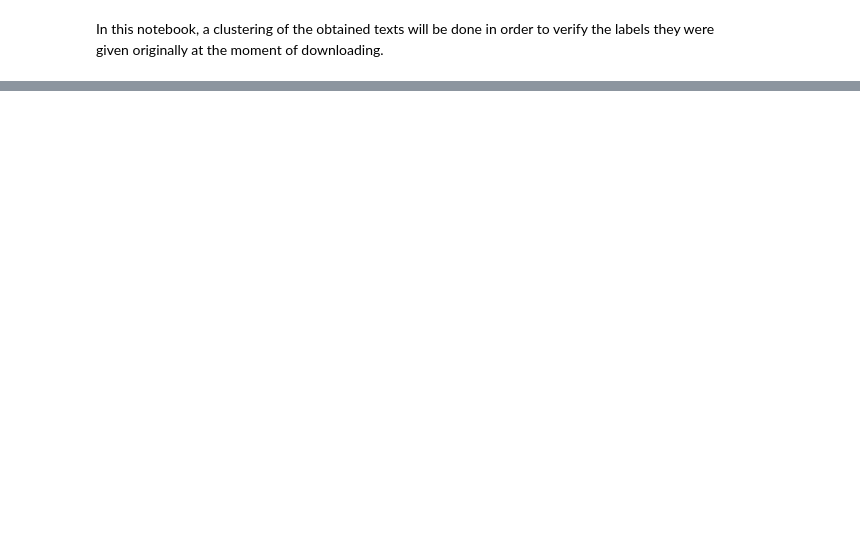
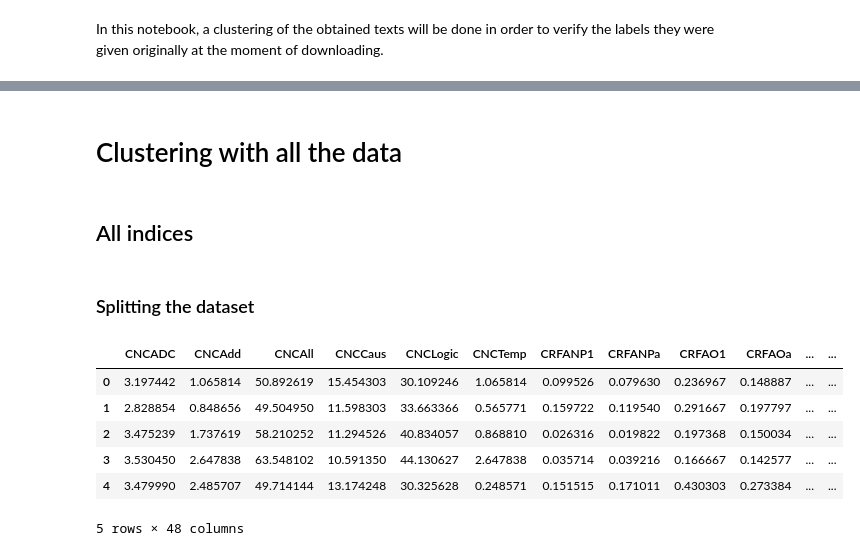
Before and after one commit to Hans03430/Tesis_Chatbot, a Jupyter notebook: notebook/modeling/Clustering.ipynb, the cells around one changed output, grey strips where cells are left out. Cells and saved outputs as stored; diff of their text form; code cells hidden in the pictures; blank space fills up the shorter version.

```diff
--- a/notebook/modeling/Clustering.ipynb
+++ b/notebook/modeling/Clustering.ipynb
@@ -40,0 +77,17 @@ X
+# %% [markdown]
+# Clustering with all the data
+# %% [markdown]
+## All indices
+# %% [markdown]
+### Splitting the dataset
+# %%
+X_all, y = drop_dataset_unnecessary_columns(texts, ['filename', 'category', 'cluster_grade', 'grade', 'id'], 'grade')
+X_all.head()
+# %% [output]
+|  | CNCADC | CNCAdd | CNCAll | CNCCaus | CNCLogic | CNCTemp | CRFANP1 | CRFANPa | CRFAO1 | CRFAOa | ... | ... |
+| 0 | 3.197442 | 1.065814 | 50.892619 | 15.454303 | 30.109246 | 1.065814 | 0.099526 | 0.079630 | 0.236967 | 0.148887 | ... | ... |
+| 1 | 2.828854 | 0.848656 | 49.504950 | 11.598303 | 33.663366 | 0.565771 | 0.159722 | 0.119540 | 0.291667 | 0.197797 | ... | ... |
+| 2 | 3.475239 | 1.737619 | 58.210252 | 11.294526 | 40.834057 | 0.868810 | 0.026316 | 0.019822 | 0.197368 | 0.150034 | ... | ... |
+| 3 | 3.530450 | 2.647838 | 63.548102 | 10.591350 | 44.130627 | 2.647838 | 0.035714 | 0.039216 | 0.166667 | 0.142577 | ... | ... |
+| 4 | 3.479990 | 2.485707 | 49.714144 | 13.174248 | 30.325628 | 0.248571 | 0.151515 | 0.171011 | 0.430303 | 0.273384 | ... | ... |
+5 rows × 48 columns
```
Also changed, not shown: parts of 17 cells of this notebook, 2 other files.
